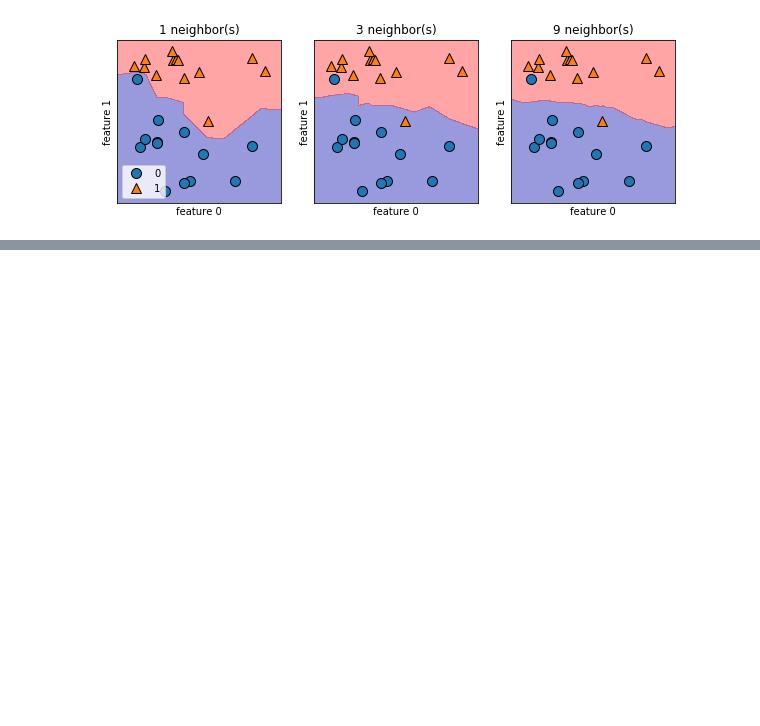
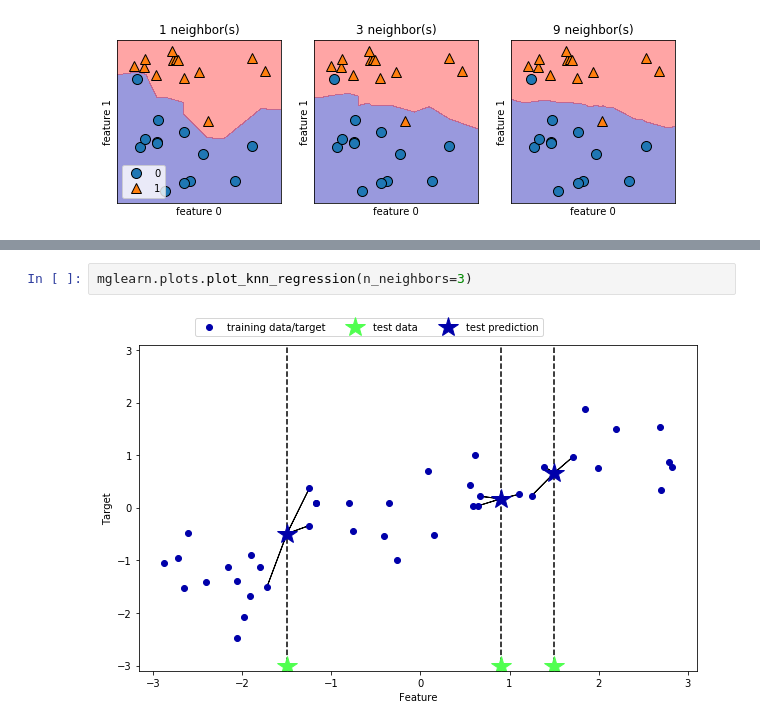
Before and after one commit to s-tanaka-bael/ML_study, a Jupyter notebook: capture_2/capture2.ipynb, the cells around one changed output, grey strips where cells are left out. Cells and saved outputs as stored; diff of their text form; blank space fills up the shorter version.

```diff
--- a/capture_2/capture2.ipynb
+++ b/capture_2/capture2.ipynb
@@ -93,0 +124,4 @@ axes[0].legend(loc=3)
+# %%
+mglearn.plots.plot_knn_regression(n_neighbors=3)
+# %% [output]
+[figure, added]
```
Also changed, not shown: parts of 12 cells of this notebook, 3 other files.
